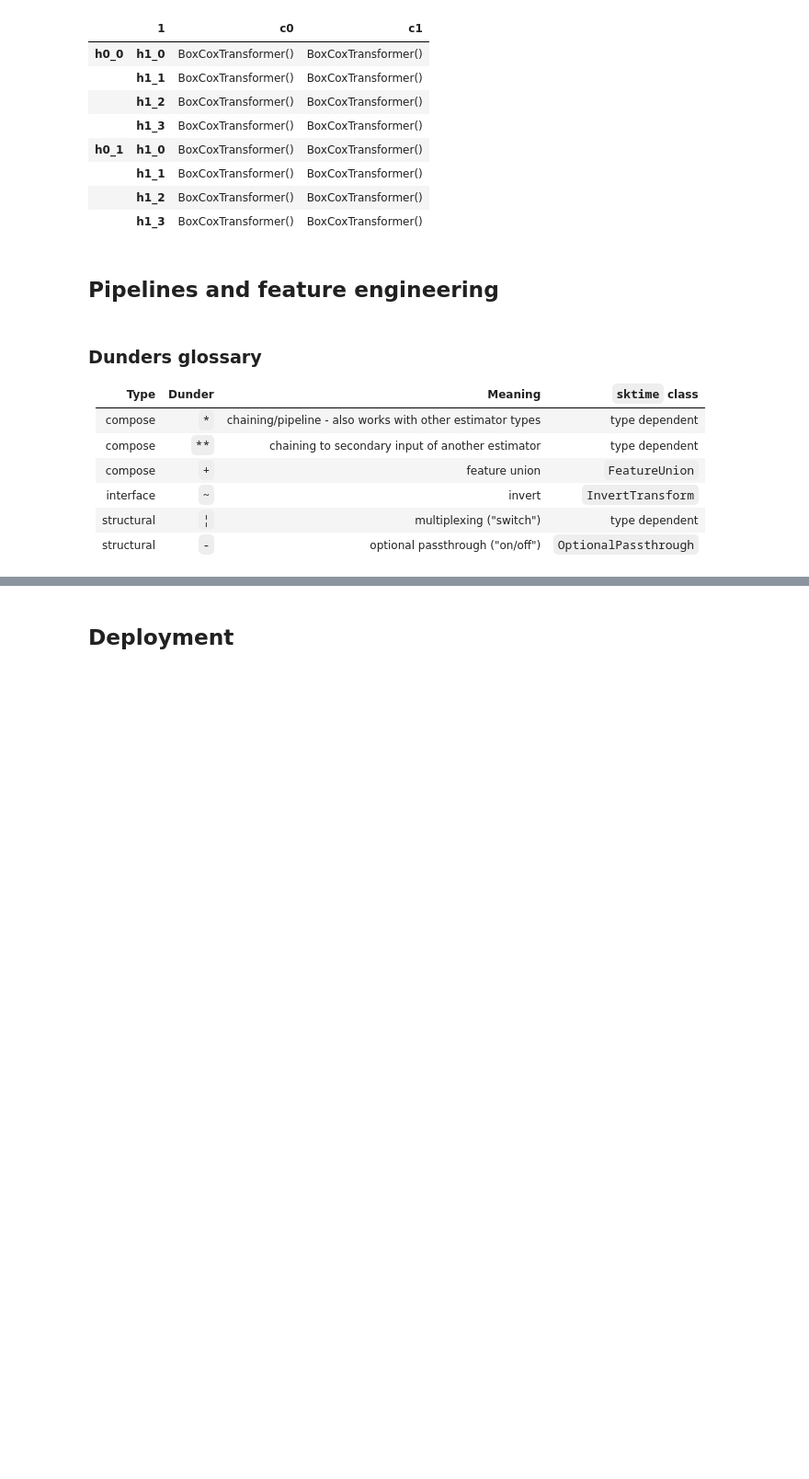
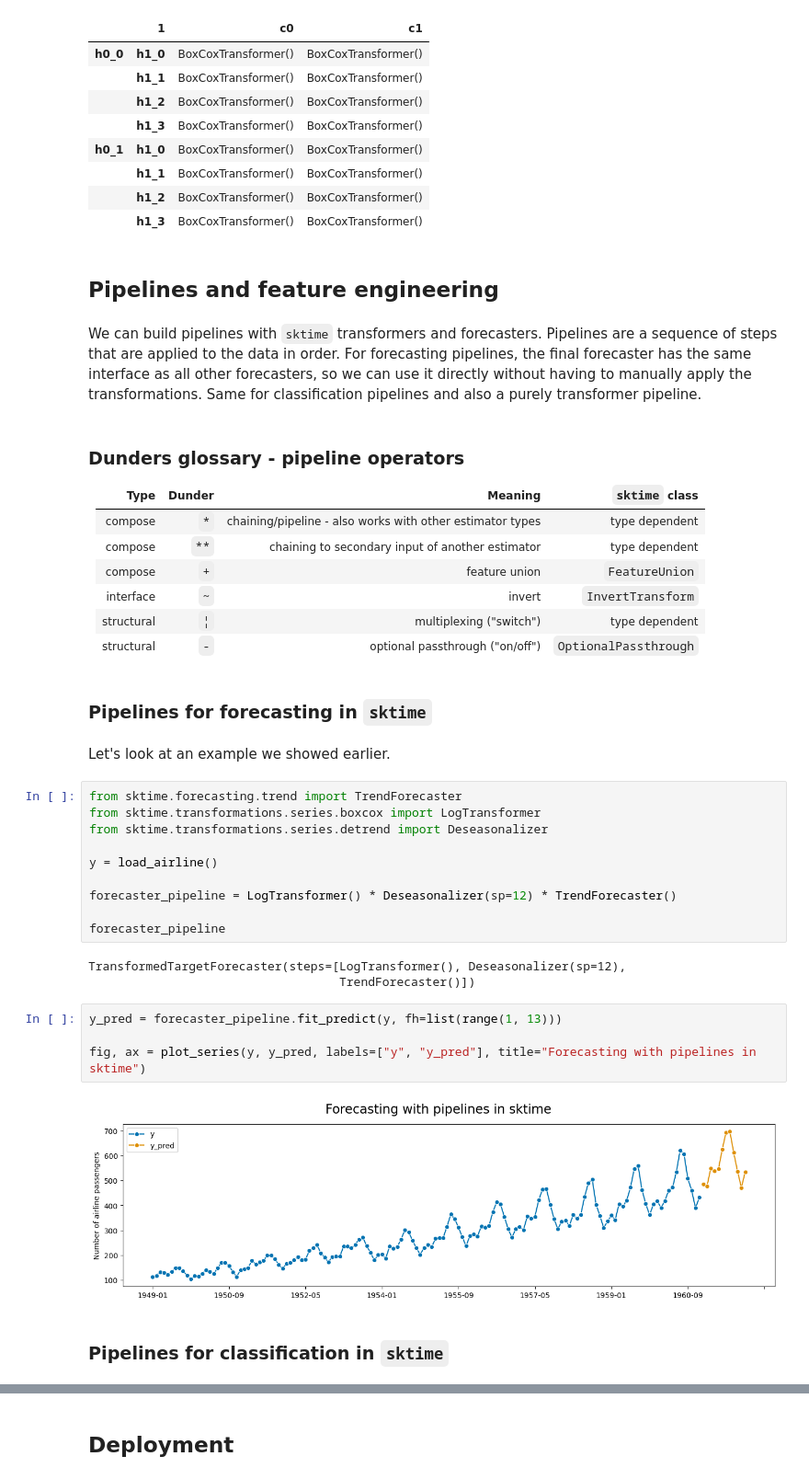
Before and after one commit to sktime/sktime-tutorial-ODSC-Europe-2023, a Jupyter notebook: notebooks/04_advanced.ipynb, the cells around one changed output, grey strips where cells are left out. Shown at 92% size. Saved outputs shown, nothing was run; the diff lists cells and outputs as text; blank space fills up the shorter version.

Commit message:
Add most pipeline composition dunder examples

```diff
--- a/notebooks/04_advanced.ipynb
+++ b/notebooks/04_advanced.ipynb
@@ -219,8 +219,10 @@ boxcox.transformers_
 |  | h1_3 | BoxCoxTransformer() | BoxCoxTransformer() |
 # %% [markdown]
 ## Pipelines and feature engineering
+# %% [markdown]
+We can build pipelines with `sktime` transformers and forecasters. Pipelines are a sequence of steps that are applied to the data in order. For forecasting pipelines, the final forecaster has the same interface as all other forecasters, so we can use it directly without having to manually apply the transformations. Same for classification pipelines and also a purely transformer pipeline.
 # %% [markdown]
-### Dunders glossary
+### Dunders glossary - pipeline operators
 
 | Type | Dunder | Meaning | `sktime` class |
 | --- | --- | --- | --- |
@@ -230,3 +232,28 @@ boxcox.transformers_
 | interface | `~` | invert | `InvertTransform` |
 | structural | `¦` | multiplexing (\"switch\") | type dependent |
 | structural | `-` | optional passthrough (\"on/off\") | `OptionalPassthrough` |
+# %% [markdown]
+### Pipelines for forecasting in `sktime`
+# %% [markdown]
+Let's look at an example we showed earlier.
+# %%
+from sktime.forecasting.trend import TrendForecaster
+from sktime.transformations.series.boxcox import LogTransformer
+from sktime.transformations.series.detrend import Deseasonalizer
+
+y = load_airline()
+
+forecaster_pipeline = LogTransformer() * Deseasonalizer(sp=12) * TrendForecaster()
+
+forecaster_pipeline
+# %% [output]
+TransformedTargetForecaster(steps=[LogTransformer(), Deseasonalizer(sp=12),
+                                   TrendForecaster()])
+# %%
+y_pred = forecaster_pipeline.fit_predict(y, fh=list(range(1, 13)))
+
+fig, ax = plot_series(y, y_pred, labels=["y", "y_pred"], title="Forecasting with pipelines in sktime")
+# %% [output]
+[figure, added]
+# %% [markdown]
+### Pipelines for classification in `sktime`
```
Also changed, not shown: parts of 28 cells of this notebook.
